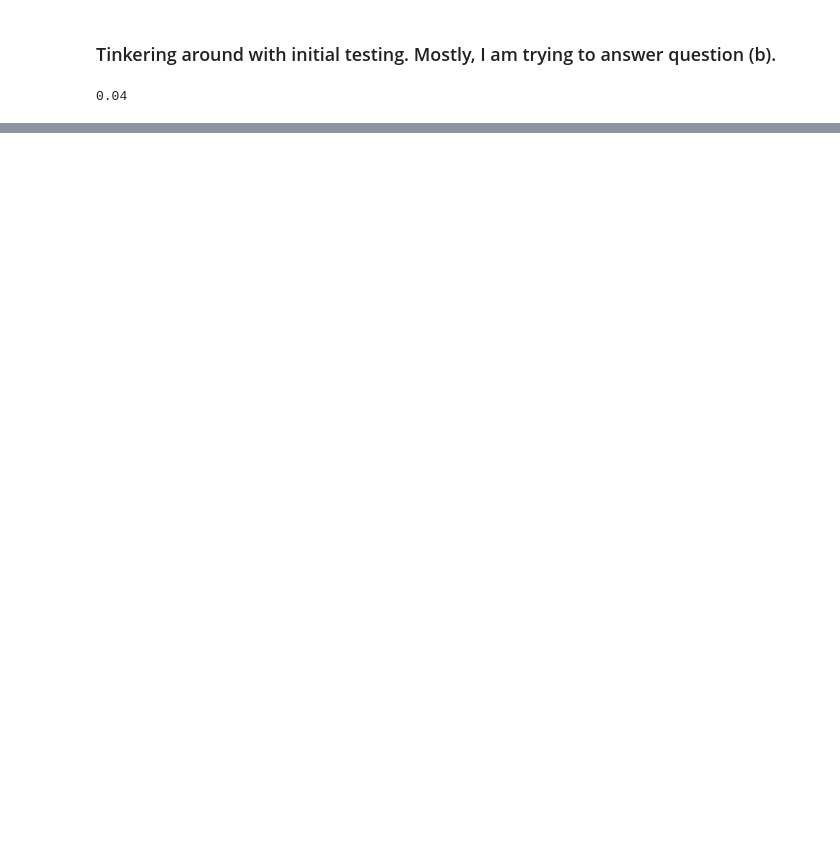
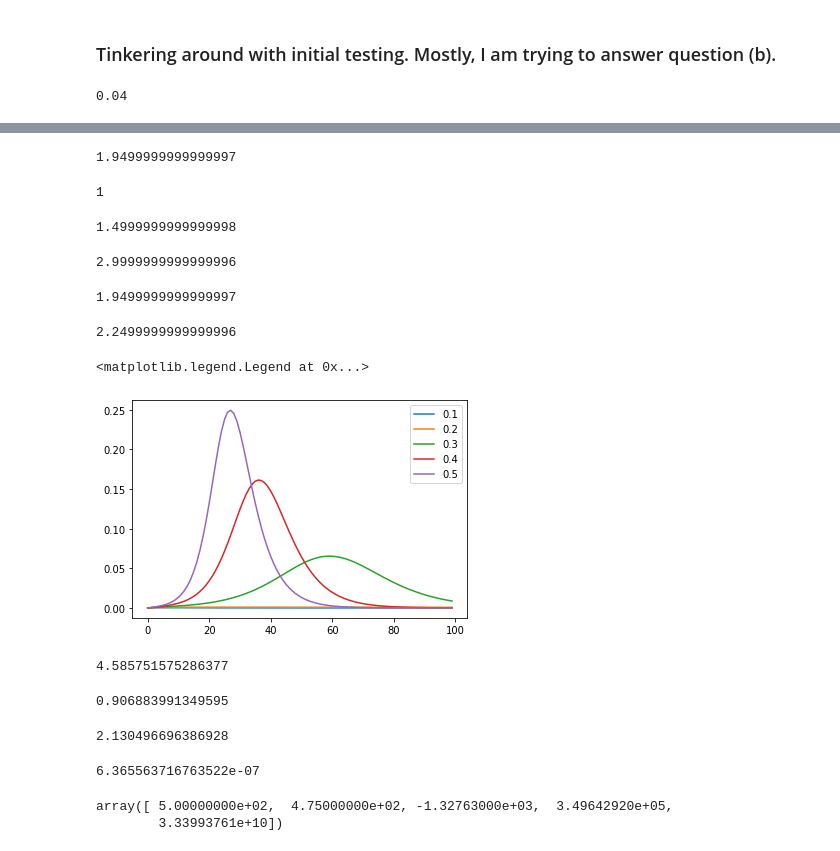
Before and after one commit to mr-devs/mean_field_quals, a Jupyter notebook: notebooks/2020-06-03_initial-testing.ipynb, the cells around one changed output, grey strips where cells are left out. Drawn from its saved outputs; the diff is of its cells as text; code cells hidden in the pictures; blank space fills up the shorter version.

```diff
--- a/notebooks/2020-06-03_initial-testing.ipynb
+++ b/notebooks/2020-06-03_initial-testing.ipynb
@@ -318,0 +95,2 @@ all_steps[0]
+# %%
+all_Is = []
@@ -318,0 +496,55 @@ all_steps[0]
+# %%
+x = .7
+
+np.average([ord_r0, mis_r0], weights = [x, 1-x])
+# %% [output]
+1.9499999999999997
+# %%
+x
+# %% [output]
+1
+# %%
+ord_r0
+# %% [output]
+1.4999999999999998
+# %%
+mis_r0
+# %% [output]
+2.9999999999999996
+# %%
+((ord_r0*x) + (mis_r0*(1-x))) /1
+# %% [output]
+1.9499999999999997
+# %%
+np.mean([ord_r0, mis_r0])
+# %% [output]
+2.2499999999999996
+# %%
+for data, beta in all_Is:
+    plt.plot(all_steps, data, label=f'{beta}')
+
+plt.legend()
+# %% [output]
+<matplotlib.legend.Legend at 0x...>
+[figure, added]
+# %%
+max(np.cumsum(I_o)) + max(np.cumsum(I_m))
+# %% [output]
+4.585751575286377
+# %%
+max(R_o) + max(R_m)
+# %% [output]
+0.906883991349595
+# %%
+I_o
+# %% [output]
+2.130496696386928
+# %%
+I_o[-1] + I_m[-1]
+# %% [output]
+6.365563716763522e-07
+# %%
+np.round(S_o[:5], 2)
+# %% [output]
+array([ 5.00000000e+02,  4.75000000e+02, -1.32763000e+03,  3.49642920e+05,
+        3.33993761e+10])
```
Also changed, not shown: parts of 76 cells of this notebook, 1 other file.
